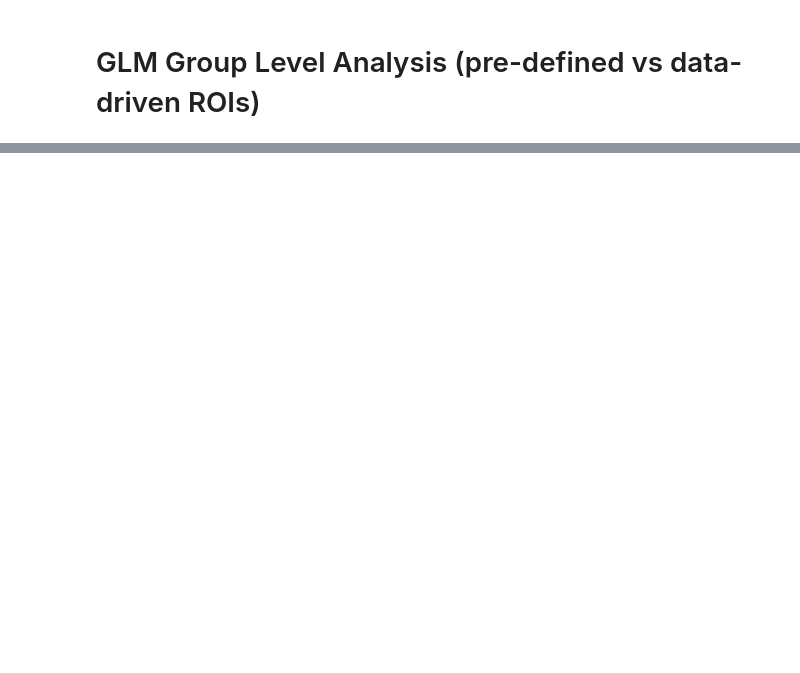
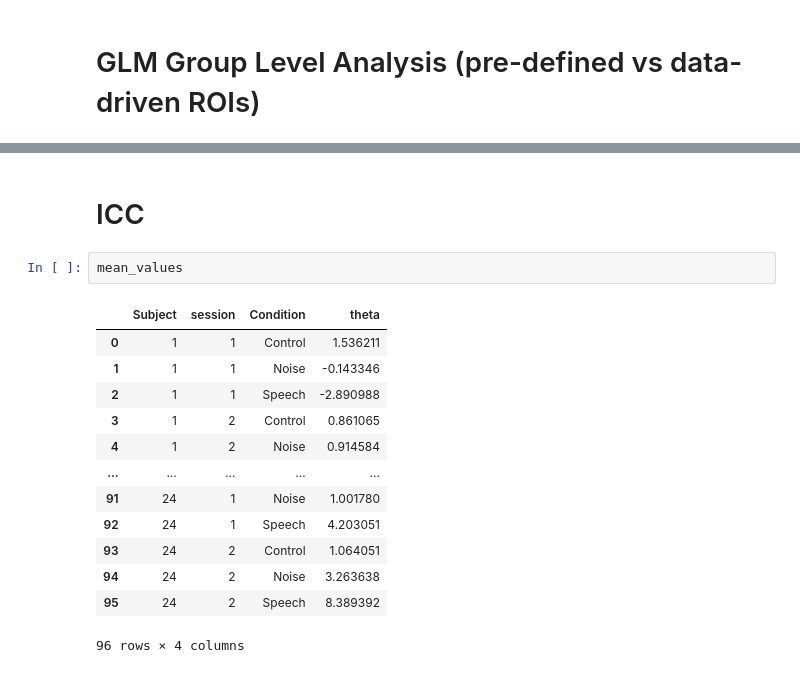
Before and after one commit to sabeca1/Master-Thesis-Sara, a Jupyter notebook: 5. GLM CLEANED CODE/final_analysis_GLM.ipynb, the cells around one changed output, grey strips where cells are left out. Saved outputs shown, nothing was run; the diff lists cells and outputs as text; blank space fills up the shorter version.

```diff
--- a/5. GLM CLEANED CODE/final_analysis_GLM.ipynb
+++ b/5. GLM CLEANED CODE/final_analysis_GLM.ipynb
@@ -702 +775,19 @@ Group Var                          1.142    0.381
 ============================================================================
+# %% [markdown]
+# ICC
+# %%
+mean_values
+# %% [output]
+|  | Subject | session | Condition | theta |
+| 0 | 1 | 1 | Control | 1.536211 |
+| 1 | 1 | 1 | Noise | -0.143346 |
+| 2 | 1 | 1 | Speech | -2.890988 |
+| 3 | 1 | 2 | Control | 0.861065 |
+| 4 | 1 | 2 | Noise | 0.914584 |
+| ... | ... | ... | ... | ... |
+| 91 | 24 | 1 | Noise | 1.001780 |
+| 92 | 24 | 1 | Speech | 4.203051 |
+| 93 | 24 | 2 | Control | 1.064051 |
+| 94 | 24 | 2 | Noise | 3.263638 |
+| 95 | 24 | 2 | Speech | 8.389392 |
+96 rows × 4 columns
```
Also changed, not shown: parts of 10 cells of this notebook, 3 other files.
